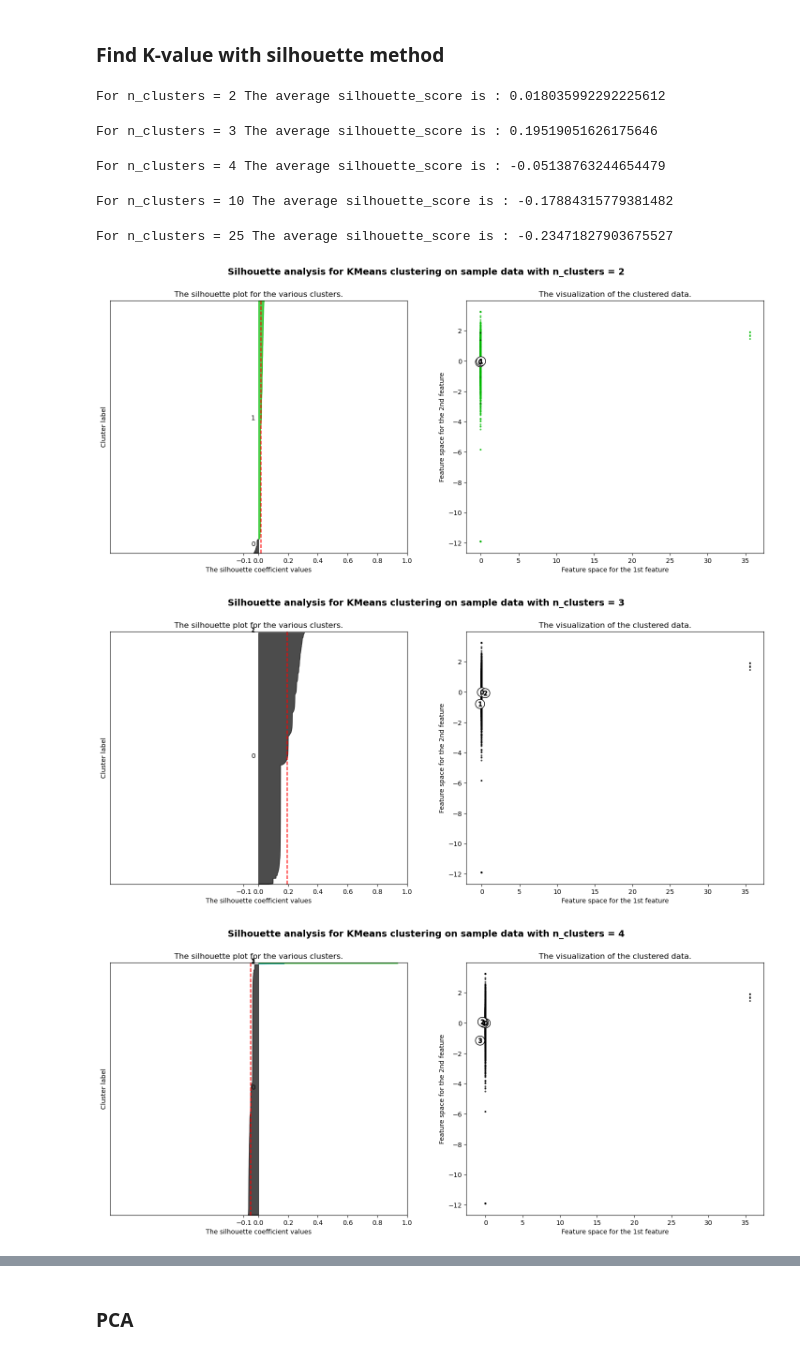
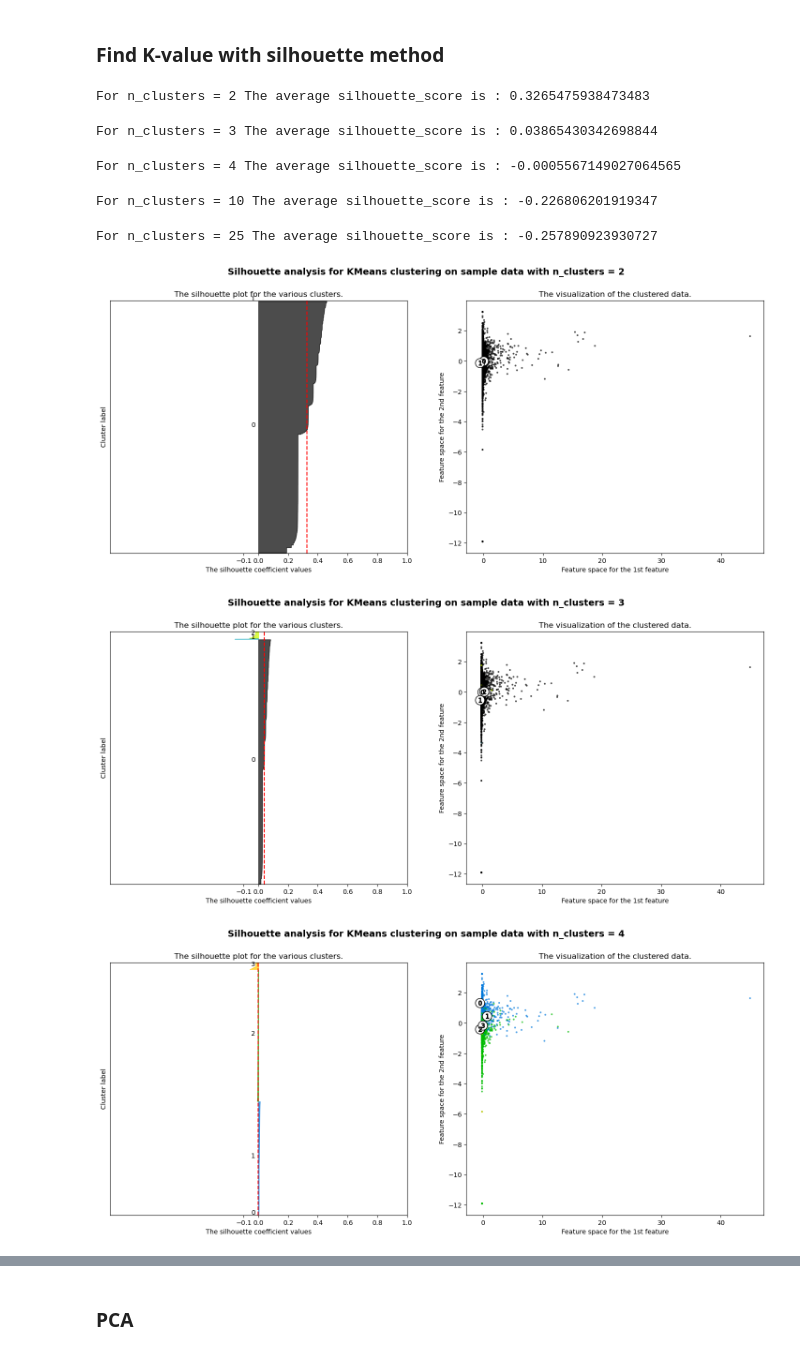
Before and after one commit to catisf/book-recommendations, a Jupyter notebook: jupyter_notebooks/clustering_ammarah.ipynb, the cells around one changed output, grey strips where cells are left out. Saved outputs shown, nothing was run; the diff lists cells and outputs as text; code cells hidden in the pictures.

```diff
--- a/jupyter_notebooks/clustering_ammarah.ipynb
+++ b/jupyter_notebooks/clustering_ammarah.ipynb
@@ -29,8 +31,8 @@ df.head()
 # %%
 # Drop unnamed column
-df.drop('Unnamed: 0', axis=1, inplace=True)
+#df.drop('Unnamed: 0', axis=1, inplace=True)
 
 # Drop columns that we are not using as features
-df_reduced = df.drop(columns=["isbn13", "isbn10", "subtitle", "thumbnail", "description"])
+df_reduced = df.drop(columns=["isbn13", "isbn10", "subtitle", "thumbnail", "description", "published_year"])
 df_reduced
 # %% [output]
@@ -51,6 +53,6 @@ df_reduced
 # %%
 # One hot-encode categorical variables
-dummies_df = pd.get_dummies(df_reduced, columns=['authors', 'categories', "published_year"])
+dummies_df = pd.get_dummies(df_reduced, columns=['authors', 'categories'])
 dummies_df.head()
 # %% [output]
 |  | average_rating | num_pages | ratings_count | authors_A. Hatto | authors_A. M. Homes | authors_A. N. Roquelaure;Anne Rice | ... |
@@ -257,43 +259,43 @@ for n_clusters in range_n_clusters:
     # 2nd Plot showing the actual clusters formed
     colors = cm.nipy_spectral(cluster_labels.astype(float) / n_clusters)
     ax2.scatter(
-        dummies_df_scaled["published_year_2015.0"], dummies_df_scaled["average_rating"], marker=".", s=30, lw=0, alpha=0.7, c=colors, edgecolor="k"
+        dummies_df_scaled["ratings_count"], dummies_df_scaled["average_rating"], marker=".", s=30, lw=0, alpha=0.7, c=colors, edgecolor="k"
     )
 
     # Labeling the clusters
     centers = clusterer.cluster_centers_
     # Draw white circles at cluster centers
     ax2.scatter(
         centers[:, 0],
         centers[:, 1],
         marker="o",
         c="white",
         alpha=1,
         s=200,
         edgecolor="k",
     )
 
     for i, c in enumerate(centers):
         ax2.scatter(c[0], c[1], marker="$%d$" % i, alpha=1, s=50, edgecolor="k")
 
     ax2.set_title("The visualization of the clustered data.")
     ax2.set_xlabel("Feature space for the 1st feature")
     ax2.set_ylabel("Feature space for the 2nd feature")
 
     plt.suptitle(
         "Silhouette analysis for KMeans clustering on sample data with n_clusters = %d"
         % n_clusters,
         fontsize=14,
         fontweight="bold",
     )
 
 plt.show()
 # %% [output]
-For n_clusters = 2 The average silhouette_score is : 0.018035992292225612
+For n_clusters = 2 The average silhouette_score is : 0.3265475938473483
-For n_clusters = 3 The average silhouette_score is : 0.19519051626175646
+For n_clusters = 3 The average silhouette_score is : 0.03865430342698844
-For n_clusters = 4 The average silhouette_score is : -0.05138763244654479
+For n_clusters = 4 The average silhouette_score is : -0.0005567149027064565
-For n_clusters = 10 The average silhouette_score is : -0.17884315779381482
+For n_clusters = 10 The average silhouette_score is : -0.226806201919347
-For n_clusters = 25 The average silhouette_score is : -0.23471827903675527
+For n_clusters = 25 The average silhouette_score is : -0.257890923930727
-[figure, old version]
+[figure, new version]
-[figure, old version]
+[figure, new version]
-[figure, old version]
+[figure, new version]
```
Also changed, not shown: parts of 32 cells of this notebook.
